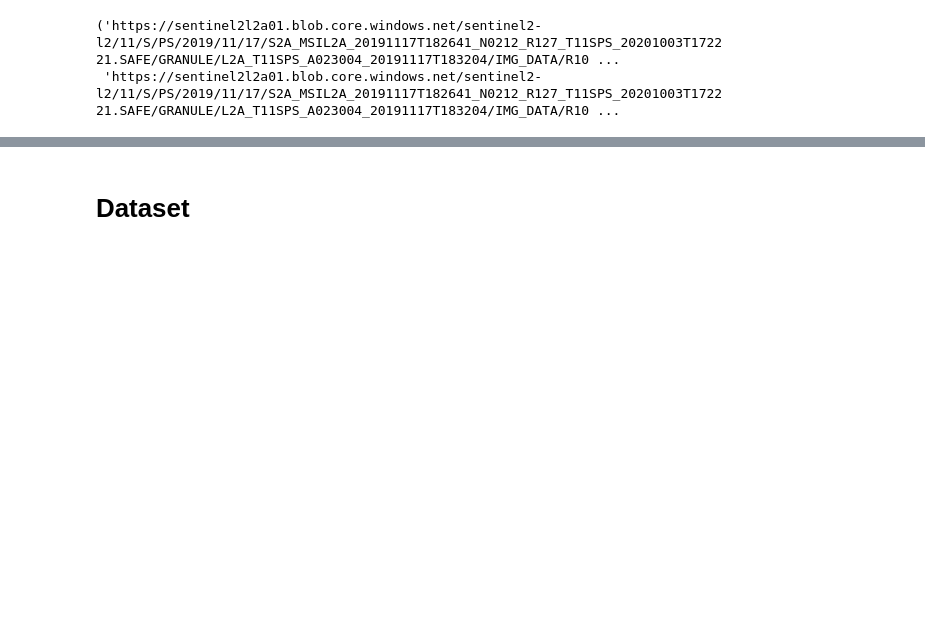
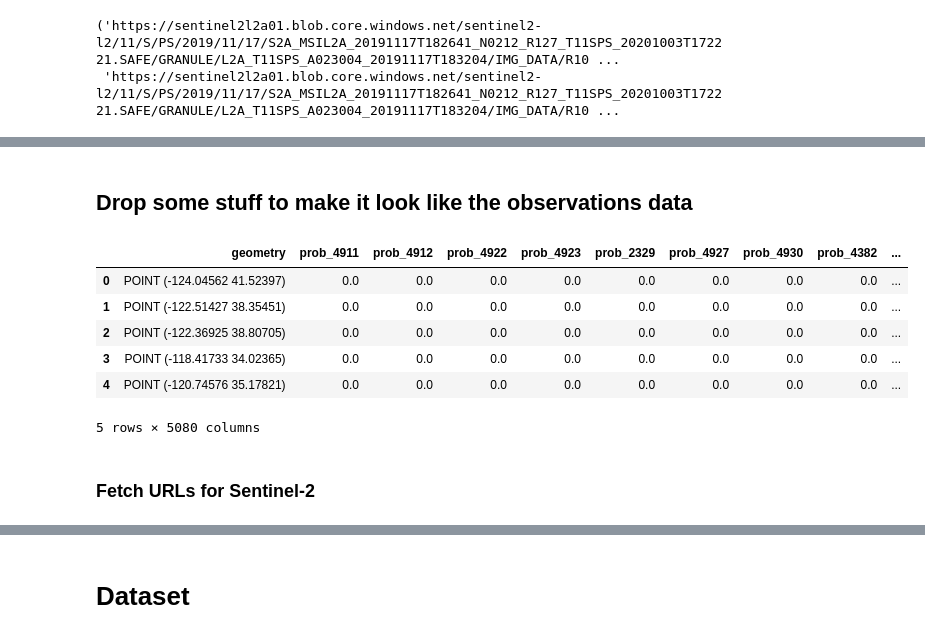
Before and after one commit to ando-shah/sdm-geolifeCLEF, a Jupyter notebook: cnn_pipeline.ipynb, the cells around one changed output, grey strips where cells are left out. Cells and saved outputs as stored; diff of their text form; code cells hidden in the pictures; blank space fills up the shorter version.

```diff
--- a/cnn_pipeline.ipynb
+++ b/cnn_pipeline.ipynb
@@ -260,0 +288,16 @@ centroids.urls[17000]
+# %% [markdown]
+## Drop some stuff to make it look like the observations data
+# %%
+columns_to_drop = ['latitude','longitude', 'observation_id','species_id']
+ca_val_gdf = ca_val_gdf.drop(columns_to_drop, axis=1)
+ca_val_gdf.head()
+# %% [output]
+|  | geometry | prob_4911 | prob_4912 | prob_4922 | prob_4923 | prob_2329 | prob_4927 | prob_4930 | prob_4382 | ... |
+| 0 | POINT (-124.04562 41.52397) | 0.0 | 0.0 | 0.0 | 0.0 | 0.0 | 0.0 | 0.0 | 0.0 | ... |
+| 1 | POINT (-122.51427 38.35451) | 0.0 | 0.0 | 0.0 | 0.0 | 0.0 | 0.0 | 0.0 | 0.0 | ... |
+| 2 | POINT (-122.36925 38.80705) | 0.0 | 0.0 | 0.0 | 0.0 | 0.0 | 0.0 | 0.0 | 0.0 | ... |
+| 3 | POINT (-118.41733 34.02365) | 0.0 | 0.0 | 0.0 | 0.0 | 0.0 | 0.0 | 0.0 | 0.0 | ... |
+| 4 | POINT (-120.74576 35.17821) | 0.0 | 0.0 | 0.0 | 0.0 | 0.0 | 0.0 | 0.0 | 0.0 | ... |
+5 rows × 5080 columns
+# %% [markdown]
+### Fetch URLs for Sentinel-2
```
Also changed, not shown: parts of 21 cells of this notebook, 4 other files.
